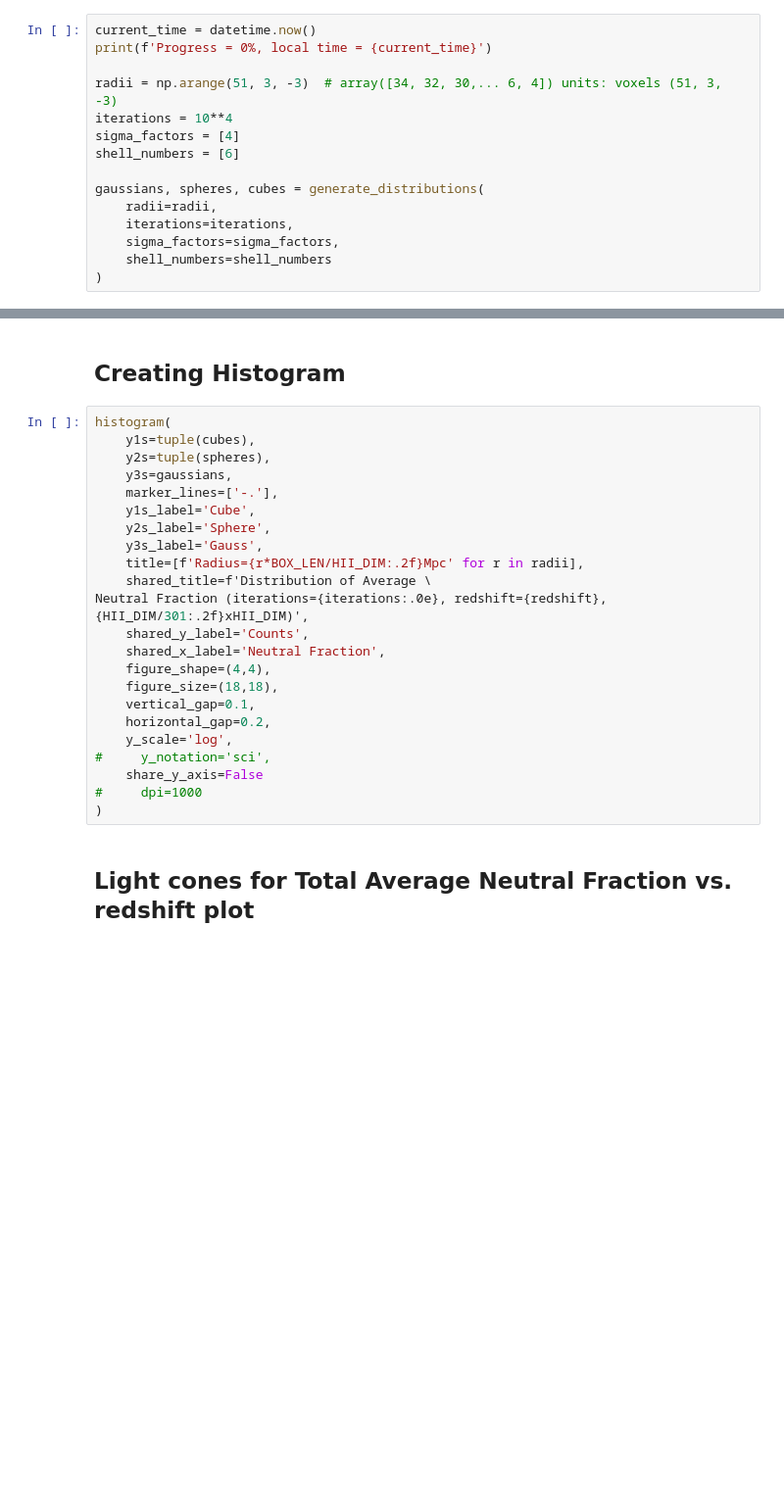
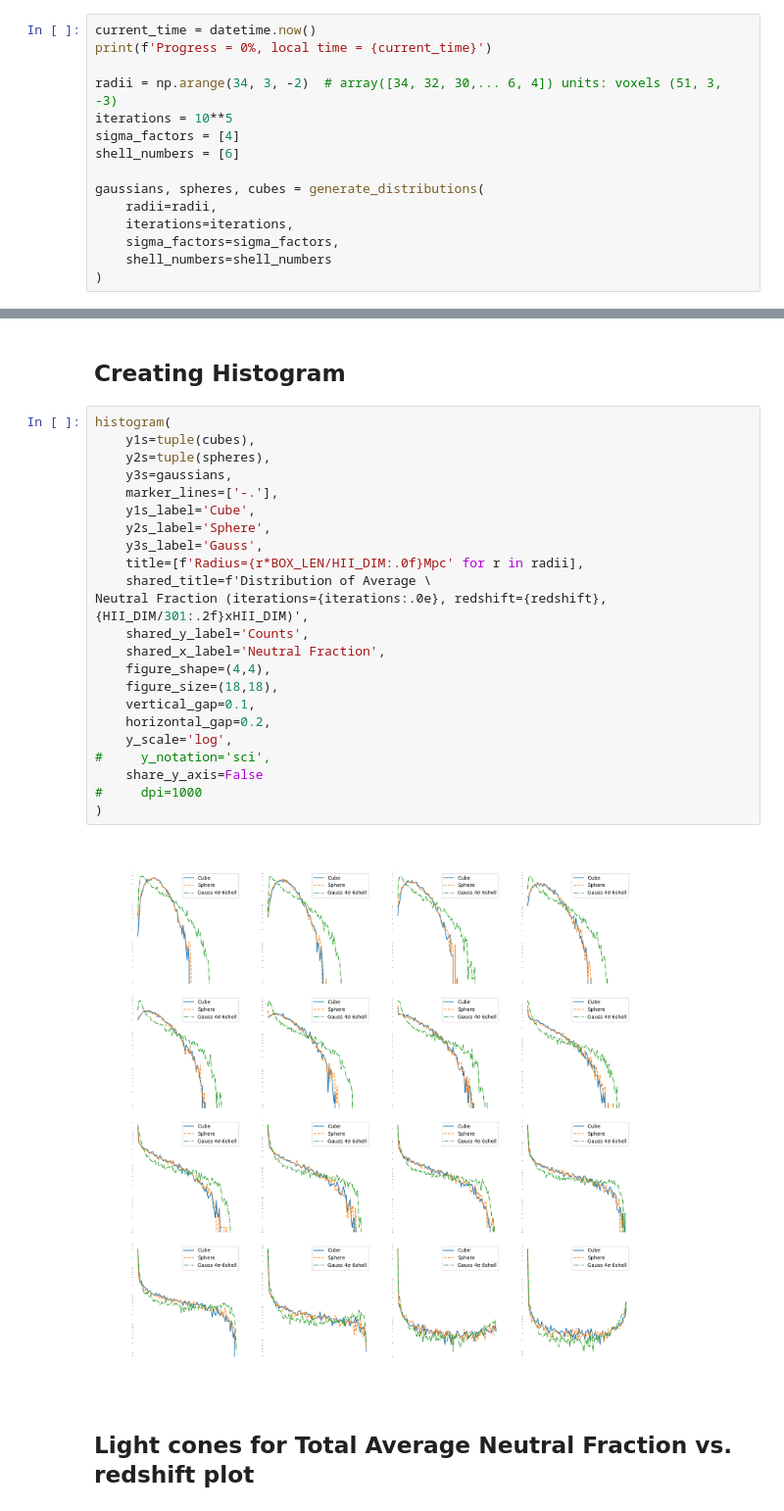
Before and after one commit to tommychinwj/HI_characterization, a Jupyter notebook: cube_HI_characterization.ipynb, the cells around one changed output, grey strips where cells are left out. Shown at 98% size. Drawn from its saved outputs; the diff is of its cells as text; blank space fills up the shorter version.

Commit message:
Generated HII_DIMx1.4 4x4distr, generated HII_DIMx1 BOX_LENx1 box, generating 4x4distr iteration 10**5

```diff
--- a/cube_HI_characterization.ipynb
+++ b/cube_HI_characterization.ipynb
@@ -918,8 +904,8 @@ BOX_LEN/HII_DIM
 current_time = datetime.now()
 print(f'Progress = 0%, local time = {current_time}')
 
-radii = np.arange(51, 3, -3)  # array([34, 32, 30,... 6, 4]) units: voxels (51, 3, -3)
-iterations = 10**4
+radii = np.arange(34, 3, -2)  # array([34, 32, 30,... 6, 4]) units: voxels (51, 3, -3)
+iterations = 10**5
 sigma_factors = [4]
 shell_numbers = [6]
 
@@ -936,26 +922,28 @@ Progress = 0%, local time = 2020-07-17 23:45:05.601020
 # %%
 histogram(
     y1s=tuple(cubes),
     y2s=tuple(spheres),
     y3s=gaussians,
     marker_lines=['-.'],
     y1s_label='Cube',
     y2s_label='Sphere',
     y3s_label='Gauss',
-    title=[f'Radius={r*BOX_LEN/HII_DIM:.2f}Mpc' for r in radii],
+    title=[f'Radius={r*BOX_LEN/HII_DIM:.0f}Mpc' for r in radii],
     shared_title=f'Distribution of Average \
 Neutral Fraction (iterations={iterations:.0e}, redshift={redshift}, {HII_DIM/301:.2f}xHII_DIM)',
     shared_y_label='Counts',
     shared_x_label='Neutral Fraction',
     figure_shape=(4,4),
     figure_size=(18,18),
     vertical_gap=0.1,
     horizontal_gap=0.2,
     y_scale='log',
 #     y_notation='sci',
     share_y_axis=False
 #     dpi=1000
 )
+# %% [output]
+[figure, added]
 # %% [markdown]
 ## Light cones for Total Average Neutral Fraction vs. redshift plot
 # %% [markdown]
```
Also changed, not shown: parts of 7 cells of this notebook, 1 other file.
